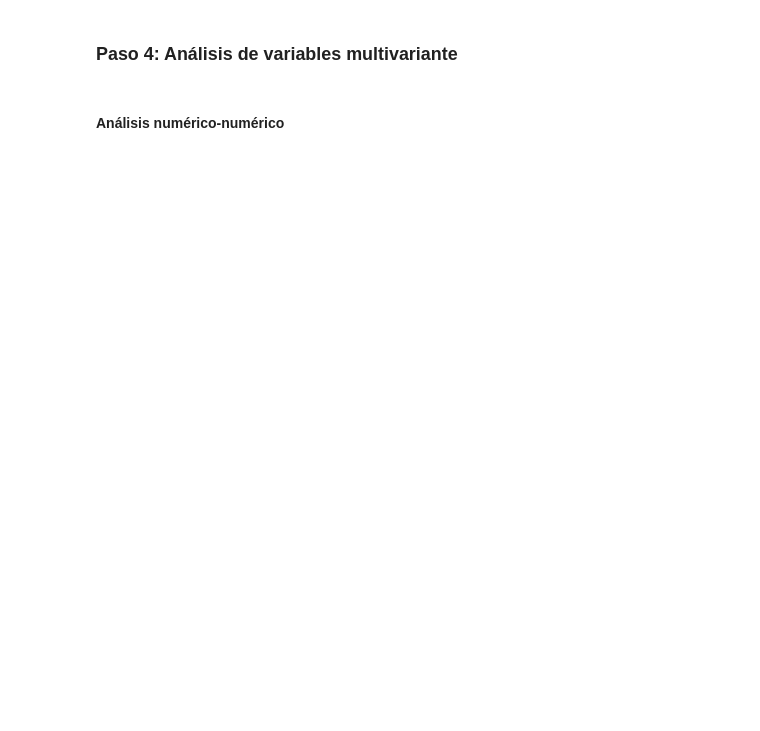
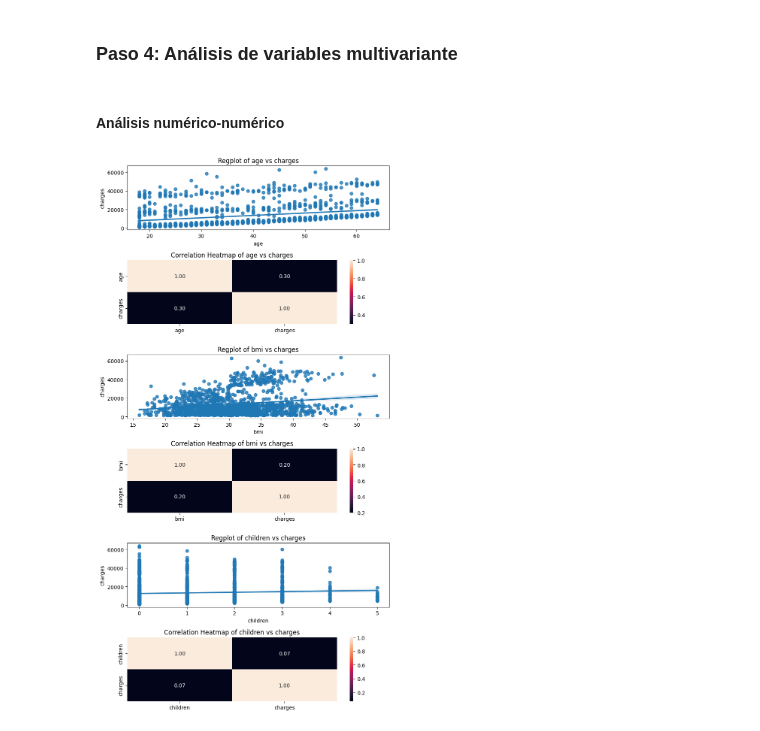
Before and after one commit to Julianmarania/Linear_regression_model_for_machine_learning_Project_14_Julian_Lopez, a Jupyter notebook: src/EDA.ipynb, the cells around one changed output. Saved outputs shown, nothing was run; the diff lists cells and outputs as text; code cells hidden in the pictures; blank space fills up the shorter version.

```diff
--- a/src/EDA.ipynb
+++ b/src/EDA.ipynb
@@ -186,3 +183,30 @@ plot_numericas(data_limpia, numericals_variables)
 ### Paso 4: Análisis de variables multivariante
 # %% [markdown]
 #### Análisis numérico-numérico
+# %%
+numericals_variables = ['age', 'bmi', 'children']
+
+def plot_numerico_numerico(data_set, variables_numericas):
+
+    target = 'charges' # Recordar cambiar el target.
+
+    # Crear una figura con 1 columna y 2 filas por cada variable
+    fig, axis = plt.subplots(len(variables_numericas) * 2, 1, figsize=(8, (len(variables_numericas) * 5)))
+
+    # Crear un diagrama de dispersión múltiple
+    for i, col in enumerate(variables_numericas):
+
+        # Regplot en la primera fila (fila 2 * i)
+        sns.regplot(ax = axis[i * 2], data = data_set, x = col, y = target)
+        axis[i * 2].set_title(f'Regplot of {col} vs {target}')
+
+        # Heatmap en la segunda fila.
+        sns.heatmap(data_set[[col, target]].corr(), annot = True, fmt = ".2f", ax = axis[i * 2 + 1], cbar = True)
+        axis[i * 2 + 1].set_title(f'Correlation Heatmap of {col} vs {target}')
+
+    plt.tight_layout()
+    plt.show()
+
+plot_numerico_numerico(data_limpia, numericals_variables)
+# %% [output]
+[figure, added]
```
Also changed, not shown: parts of 40 cells of this notebook, 20 other files.
